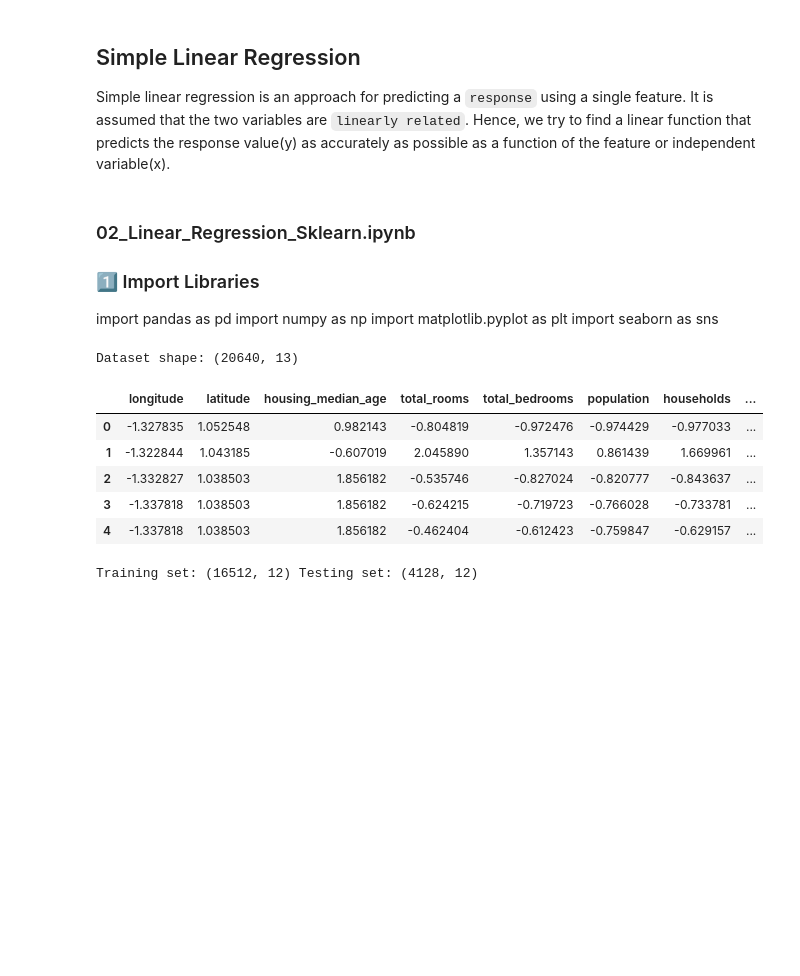
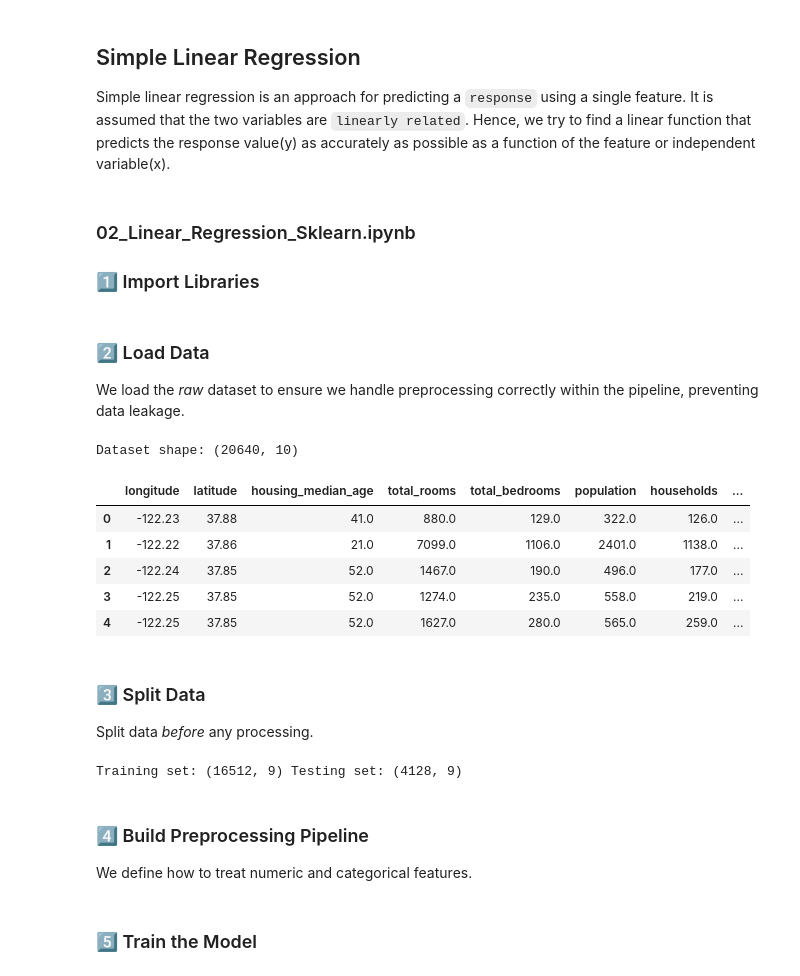
Before and after one commit to Amir-ali-anwar/AI-Learning, a Jupyter notebook: Machine learning/supervised Learning/01_Regression/Linear Regression/02_Linear_Regression_Sklearn.ipynb, the cells around one changed output. Saved outputs shown, nothing was run; the diff lists cells and outputs as text; code cells hidden in the pictures; blank space fills up the shorter version.

```diff
--- a/Machine learning/supervised Learning/01_Regression/Linear Regression/02_Linear_Regression_Sklearn.ipynb
+++ b/Machine learning/supervised Learning/01_Regression/Linear Regression/02_Linear_Regression_Sklearn.ipynb
@@ -13,11 +13,6 @@ Simple linear regression is an approach for predicting a `response` using a sing
 ### 02_Linear_Regression_Sklearn.ipynb
 
 ### 1️⃣ Import Libraries
-
-import pandas as pd
-import numpy as np
-import matplotlib.pyplot as plt
-import seaborn as sns
 # %%
 import pandas as pd
 import numpy as np
@@ -28,22 +26,32 @@ from sklearn.preprocessing import StandardScaler
 from sklearn.linear_model import LinearRegression
 from sklearn.metrics import mean_squared_error, r2_score, mean_absolute_error
-# %%
-df = pd.read_csv("data/dataset_processed.csv")
-print("Dataset shape:", df.shape)
-df.head()
-# %% [output]
-Dataset shape: (20640, 13)
-|  | longitude | latitude | housing_median_age | total_rooms | total_bedrooms | population | households | ... |
-| 0 | -1.327835 | 1.052548 | 0.982143 | -0.804819 | -0.972476 | -0.974429 | -0.977033 | ... |
-| 1 | -1.322844 | 1.043185 | -0.607019 | 2.045890 | 1.357143 | 0.861439 | 1.669961 | ... |
-| 2 | -1.332827 | 1.038503 | 1.856182 | -0.535746 | -0.827024 | -0.820777 | -0.843637 | ... |
-| 3 | -1.337818 | 1.038503 | 1.856182 | -0.624215 | -0.719723 | -0.766028 | -0.733781 | ... |
-| 4 | -1.337818 | 1.038503 | 1.856182 | -0.462404 | -0.612423 | -0.759847 | -0.629157 | ... |
+# %% [markdown]
+### 2️⃣ Load Data
+We load the *raw* dataset to ensure we handle preprocessing correctly within the pipeline, preventing data leakage.
+# %%
+df = pd.read_csv("data/dataset.csv")
+print("Dataset shape:", df.shape)
+df.head()
+# %% [output]
+Dataset shape: (20640, 10)
+|  | longitude | latitude | housing_median_age | total_rooms | total_bedrooms | population | households | ... |
+| 0 | -122.23 | 37.88 | 41.0 | 880.0 | 129.0 | 322.0 | 126.0 | ... |
+| 1 | -122.22 | 37.86 | 21.0 | 7099.0 | 1106.0 | 2401.0 | 1138.0 | ... |
+| 2 | -122.24 | 37.85 | 52.0 | 1467.0 | 190.0 | 496.0 | 177.0 | ... |
+| 3 | -122.25 | 37.85 | 52.0 | 1274.0 | 235.0 | 558.0 | 219.0 | ... |
+| 4 | -122.25 | 37.85 | 52.0 | 1627.0 | 280.0 | 565.0 | 259.0 | ... |
+# %% [markdown]
+### 3️⃣ Split Data
+Split data *before* any processing.
 # %%
-target_column = 'median_house_value'  # Example: 'SalePrice' or 'Salary'
+target_column = 'median_house_value'
 X = df.drop(columns=[target_column])
 y = df[target_column]
+
 X_train, X_test, y_train, y_test = train_test_split(X, y, test_size=0.2, random_state=42)
 print("Training set:", X_train.shape, "Testing set:", X_test.shape)
 # %% [output]
-Training set: (16512, 12) Testing set: (4128, 12)
+Training set: (16512, 9) Testing set: (4128, 9)
+# %% [markdown]
+### 4️⃣ Build Preprocessing Pipeline
+We define how to treat numeric and categorical features.
@@ -50 +85,3 @@ Training set: (16512, 12) Testing set: (4128, 12)
+# %% [markdown]
+### 5️⃣ Train the Model
 # %%
```
Also changed, not shown: parts of 11 cells of this notebook, 17 other files.
